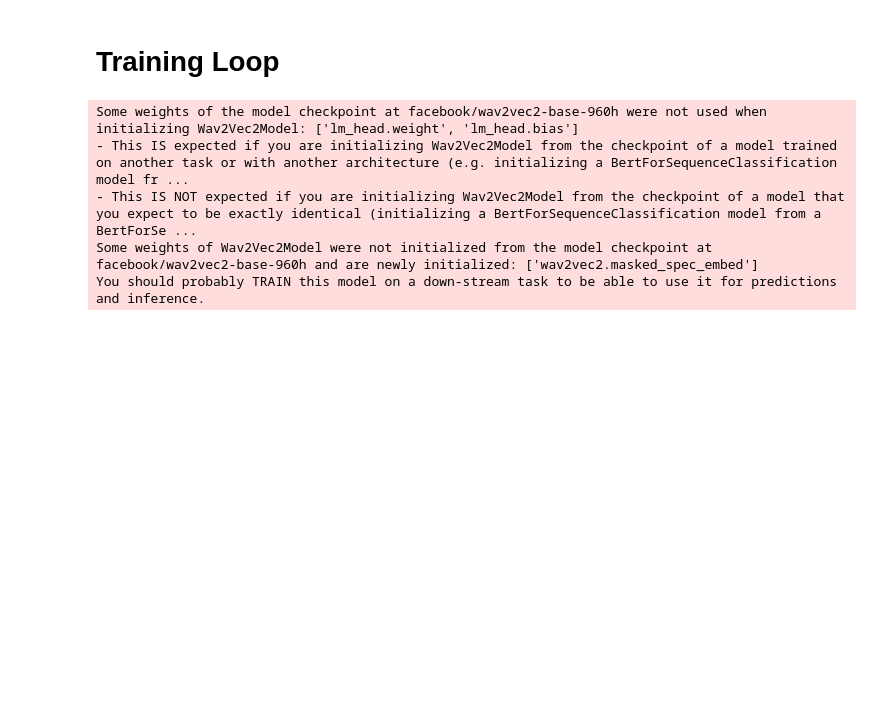
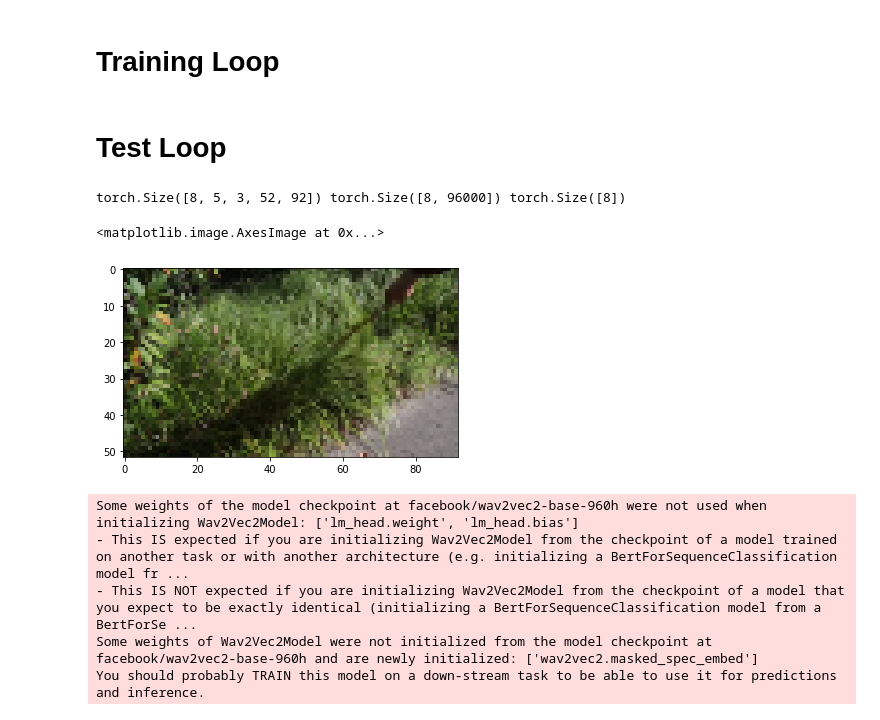
Before and after one commit to GeorgeEfstathiadis/Visually-Indicated-Sounds, a Jupyter notebook: model1.ipynb, the cells around one changed output. Cells and saved outputs as stored; diff of their text form; code cells hidden in the pictures; blank space fills up the shorter version.

Commit message:
test dataloader

```diff
--- a/model1.ipynb
+++ b/model1.ipynb
@@ -95,15 +92,35 @@ train_dataset = train_dataset[train_dataset[:, 1] != '2015-09-12-04-15-35-1_mic.
 val_dataset = np.load('datasets/val_dataset.npy')
 test_dataset = np.load('datasets/test_dataset.npy')
 
-train_dataset_cls = VideoAudioDataset(train_dataset, device, filepath_prefix=filepath, transform=VideoAudioDataset.Transform.RANDOM_SEGMENT, downsample_factor=5, downsample_frames=6, random_segment_seconds=1)
-val_dataset_cls = VideoAudioDataset(val_dataset, device, filepath_prefix=filepath, transform=VideoAudioDataset.Transform.RANDOM_SEGMENT, downsample_factor=5, downsample_frames=6, random_segment_seconds=1)
-test_dataset_cls = VideoAudioDataset(test_dataset, device, filepath_prefix=filepath, transform=VideoAudioDataset.Transform.RANDOM_SEGMENT, downsample_factor=5, downsample_frames=6, random_segment_seconds=1)
+transform_args = {'random_segment_seconds': 1, 'downsample_frames': 6, 'downsample_factor': 5}
+
+train_dataset_cls = VideoAudioDataset(train_dataset, device, filepath_prefix=filepath, transform=VideoAudioDataset.Transform.RANDOM_SEGMENT, **transform_args)
+val_dataset_cls = VideoAudioDataset(val_dataset, device, filepath_prefix=filepath, transform=VideoAudioDataset.Transform.RANDOM_SEGMENT, **transform_args)
+test_dataset_cls = VideoAudioDataset(test_dataset, device, filepath_prefix=filepath, transform=VideoAudioDataset.Transform.RANDOM_SEGMENT, **transform_args)
 
 train_sampler = ResamplingSampler(train_dataset_cls, batch_size=8, no_batches=4, replacement=True)
 
-train_dataloader = DataLoader(train_dataset_cls, batch_sampler=train_sampler, num_workers=4)
+train_dataloader = DataLoader(train_dataset_cls, batch_sampler=train_sampler)
 val_dataloader = DataLoader(val_dataset_cls, batch_size=4, shuffle=True)
 test_dataloader = DataLoader(test_dataset_cls, batch_size=1, shuffle=False)
+# %% [markdown]
+# Test Loop
+# %%
+i, (video, audio, label) = next(enumerate(train_dataloader))
+# %%
+print(video.shape, audio.shape, label.shape)
+
+# plot frame of video
+import matplotlib.pyplot as plt
+plt.imshow(video[3, 4, :, :, :].cpu().numpy().transpose(1, 2, 0))
+
+# # histogram of video values
+# plt.hist(video[4, 0, 0, :, :].cpu().numpy().flatten())
+# plt.show()
+# %% [output]
+torch.Size([8, 5, 3, 52, 92]) torch.Size([8, 96000]) torch.Size([8])
+<matplotlib.image.AxesImage at 0x...>
+[figure, added]
 # %%
 from models import VideoAudioMatchingModel2
 
```
Also changed, not shown: parts of 1 cell of this notebook.
